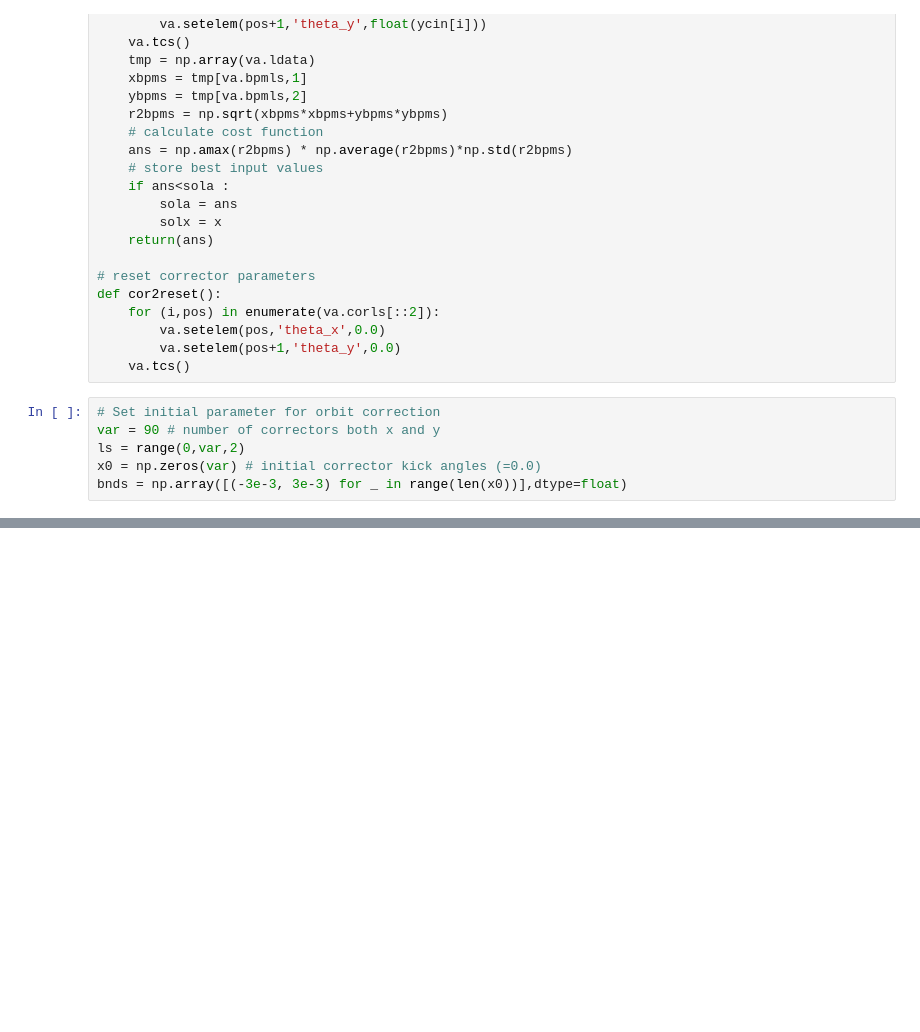
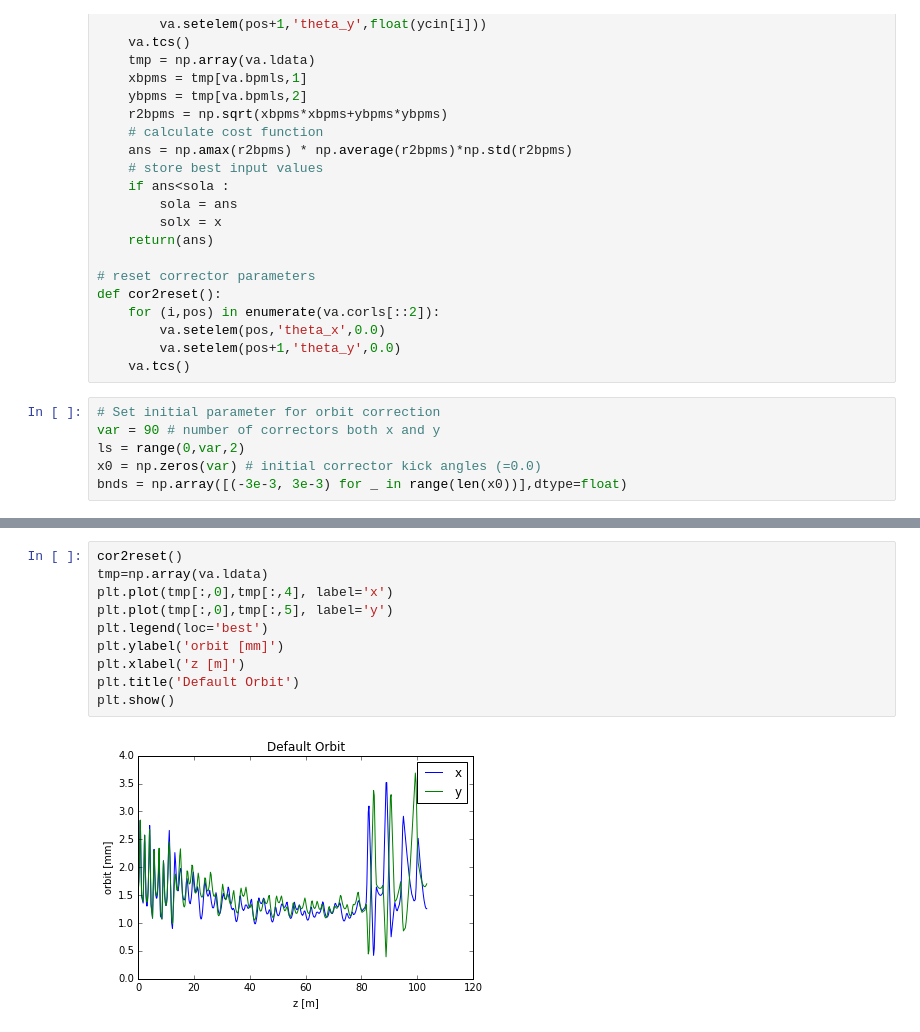
Before and after one commit to kryv/exampleVA-FLAME, a Jupyter notebook: demo_opt.ipynb, the cells around one changed output, grey strips where cells are left out. Drawn from its saved outputs; the diff is of its cells as text; blank space fills up the shorter version.

```diff
--- a/demo_opt.ipynb
+++ b/demo_opt.ipynb
@@ -71,0 +112,12 @@ plt.show()
+# %%
+cor2reset()
+tmp=np.array(va.ldata)
+plt.plot(tmp[:,0],tmp[:,4], label='x')
+plt.plot(tmp[:,0],tmp[:,5], label='y')
+plt.legend(loc='best')
+plt.ylabel('orbit [mm]')
+plt.xlabel('z [m]')
+plt.title('Default Orbit')
+plt.show()
+# %% [output]
+[figure, added]
```
Also changed, not shown: parts of 9 cells of this notebook, 2 other files.
